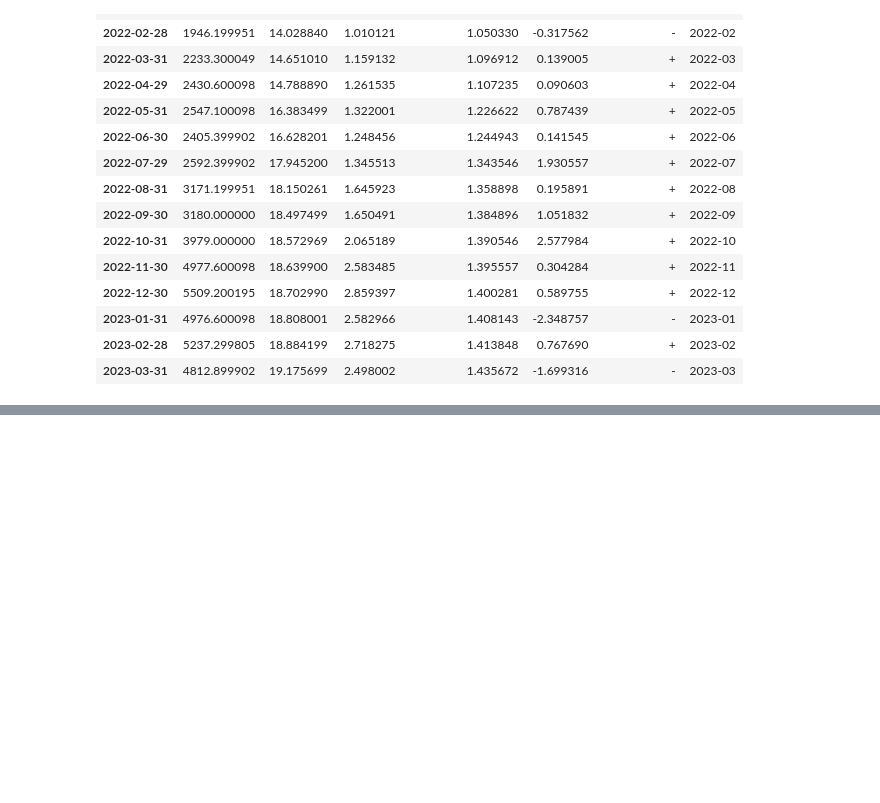
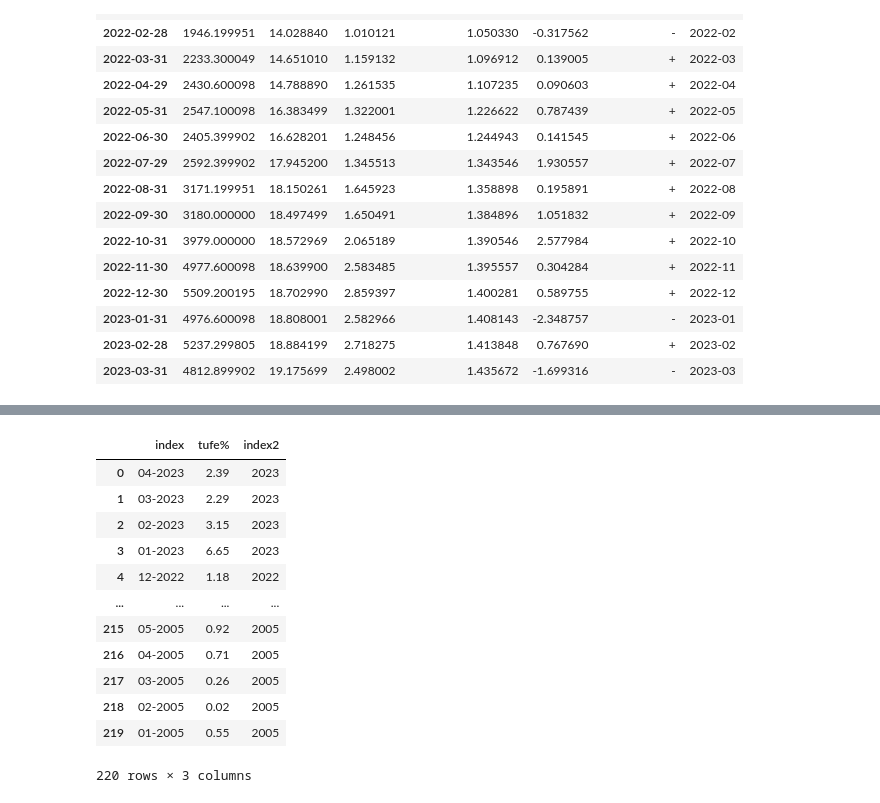
Before and after one commit to zeynepguney/GMKA_Zeynep_Guney, a Jupyter notebook: DersNotlari.ipynb, the cells around one changed output, grey strips where cells are left out. Saved outputs shown, nothing was run; the diff lists cells and outputs as text; code cells hidden in the pictures; blank space fills up the shorter version.

```diff
--- a/DersNotlari.ipynb
+++ b/DersNotlari.ipynb
@@ -767,0 +862,4 @@ Veri_ay_sonu_2
+# %%
+tufe = tufe[["Unnamed: 0", "TÜFE (Aylık % Değişim)"]]
+tufe.columns = ["index", "tufe%"]
+tufe
@@ -767,0 +880,17 @@ Veri_ay_sonu_2
+# %%
+tufe["index2"] = tufe["index"].str[-4:]
+tufe
+# %% [output]
+|  | index | tufe% | index2 |
+| 0 | 04-2023 | 2.39 | 2023 |
+| 1 | 03-2023 | 2.29 | 2023 |
+| 2 | 02-2023 | 3.15 | 2023 |
+| 3 | 01-2023 | 6.65 | 2023 |
+| 4 | 12-2022 | 1.18 | 2022 |
+| ... | ... | ... | ... |
+| 215 | 05-2005 | 0.92 | 2005 |
+| 216 | 04-2005 | 0.71 | 2005 |
+| 217 | 03-2005 | 0.26 | 2005 |
+| 218 | 02-2005 | 0.02 | 2005 |
+| 219 | 01-2005 | 0.55 | 2005 |
+220 rows × 3 columns
```
Also changed, not shown: parts of 24 cells of this notebook.
